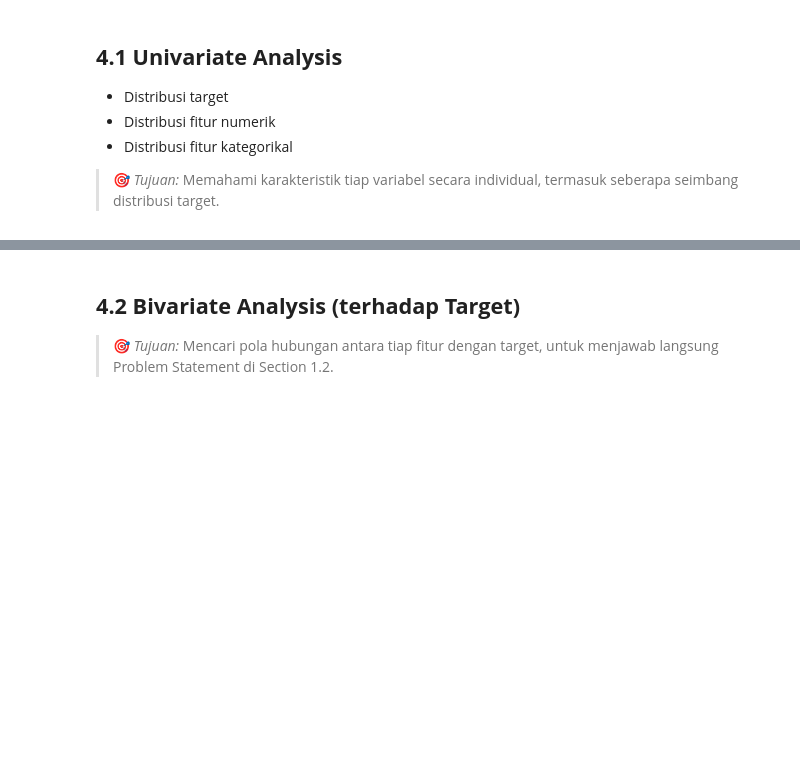
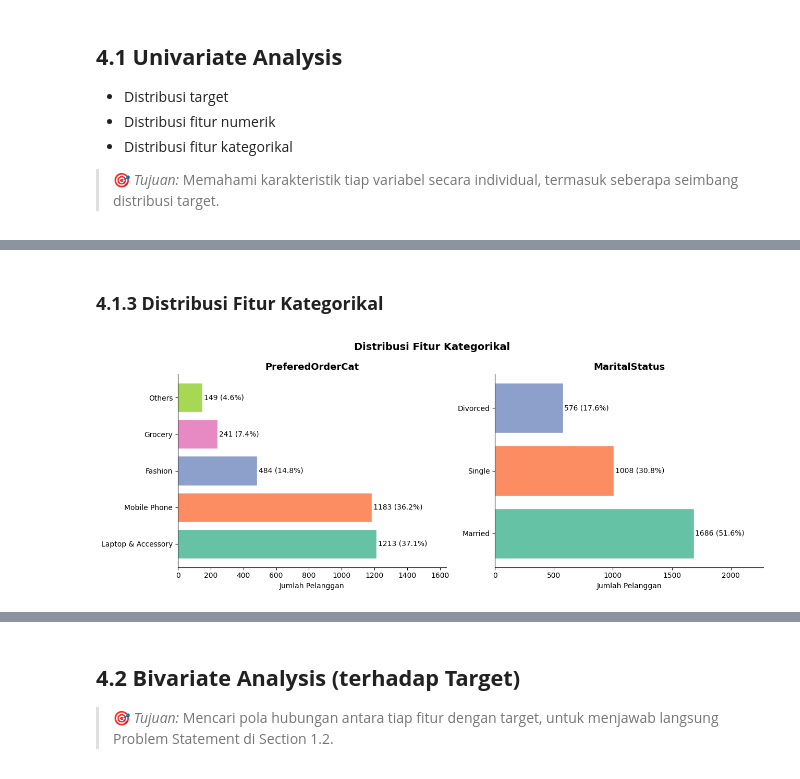
Before and after one commit to MikaMahaputra/E-Commerce-Customer-Churn, a Jupyter notebook: notebook/e-commerce-churn-analysis.ipynb, the cells around one changed output, grey strips where cells are left out. Drawn from its saved outputs; the diff is of its cells as text; code cells hidden in the pictures; blank space fills up the shorter version.

```diff
--- a/notebook/e-commerce-churn-analysis.ipynb
+++ b/notebook/e-commerce-churn-analysis.ipynb
@@ -693,0 +799,26 @@ nunique=3  ratio=0.0008
+# %% [markdown]
+### **4.1.3 Distribusi Fitur Kategorikal**
+# %%
+cat_cols = ['PreferedOrderCat', 'MaritalStatus']
+
+fig, axes = plt.subplots(1, 2, figsize=(13, 5))
+
+for ax, col in zip(axes, cat_cols):
+    counts = df[col].value_counts()
+    pcts   = df[col].value_counts(normalize=True) * 100
+    bars   = ax.barh(counts.index, counts.values,
+                     color=sns.color_palette('Set2', len(counts)),
+                     edgecolor='white')
+    for bar, (v, p) in zip(bars, zip(counts.values, pcts.values)):
+        ax.text(v + 10, bar.get_y() + bar.get_height()/2,
+                f'{v} ({p:.1f}%)', va='center', fontsize=10)
+    ax.set_title(col, fontsize=13, fontweight='bold')
+    ax.set_xlabel('Jumlah Pelanggan')
+    ax.set_xlim(0, counts.max() * 1.35)
+    ax.spines[['top','right']].set_visible(False)
+
+plt.suptitle('Distribusi Fitur Kategorikal', fontsize=14, fontweight='bold')
+plt.tight_layout()
+plt.show()
+# %% [output]
+[figure, added]
```
Also changed, not shown: parts of 17 cells of this notebook.
